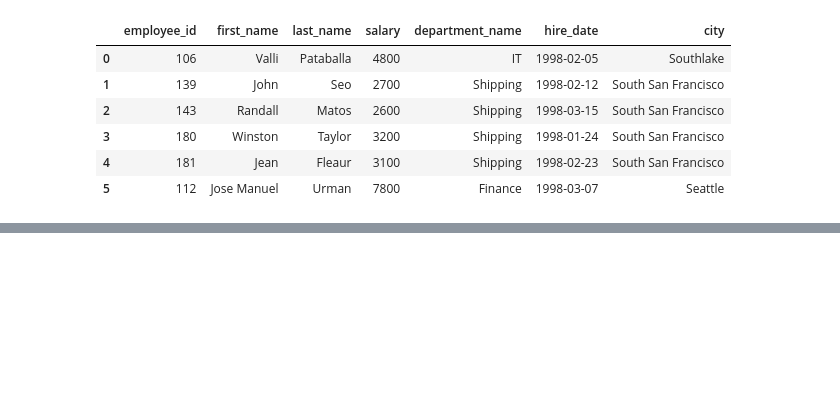
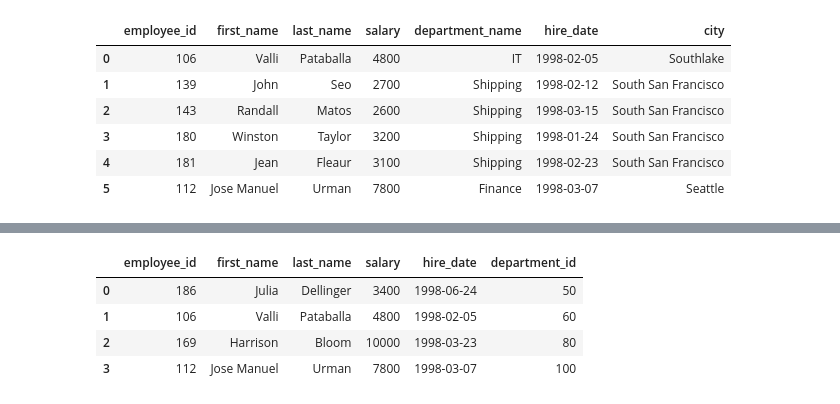
Before and after one commit to 28101991SUNNY/RDBMS-and-SQL-, a Jupyter notebook: 5_SQL_Date and Time Functions .ipynb, the cells around one changed output, grey strips where cells are left out. Drawn from its saved outputs; the diff is of its cells as text; code cells hidden in the pictures; blank space fills up the shorter version.

```diff
--- a/5_SQL_Date and Time Functions .ipynb
+++ b/5_SQL_Date and Time Functions .ipynb
@@ -599,0 +604,33 @@ date_add("1998-01-01",interval 3 month)
+# %%
+pd.read_sql_query("""
+
+select
+    x.employee_id,
+    x.first_name,
+    x.last_name,
+    x.salary,
+    x.hire_date,
+    x.department_id
+from
+        (
+        select
+            employee_id,
+            first_name,
+            last_name,
+            salary,
+            max(salary) over (partition by department_id) as max_salary,
+            hire_date,
+            department_id
+        from
+            employees
+        where
+            hire_date between  "1998-01-01" and date_add("1998-01-01", interval 6 month)
+        ) as x
+where x.salary = x.max_salary
+
+
+
+;
+
+""",conn)
+# %% [output]
@@ -599,0 +638,5 @@ date_add("1998-01-01",interval 3 month)
+|  | employee_id | first_name | last_name | salary | hire_date | department_id |
+| 0 | 186 | Julia | Dellinger | 3400 | 1998-06-24 | 50 |
+| 1 | 106 | Valli | Pataballa | 4800 | 1998-02-05 | 60 |
+| 2 | 169 | Harrison | Bloom | 10000 | 1998-03-23 | 80 |
+| 3 | 112 | Jose Manuel | Urman | 7800 | 1998-03-07 | 100 |
```
Also changed, not shown: parts of 9 cells of this notebook.
